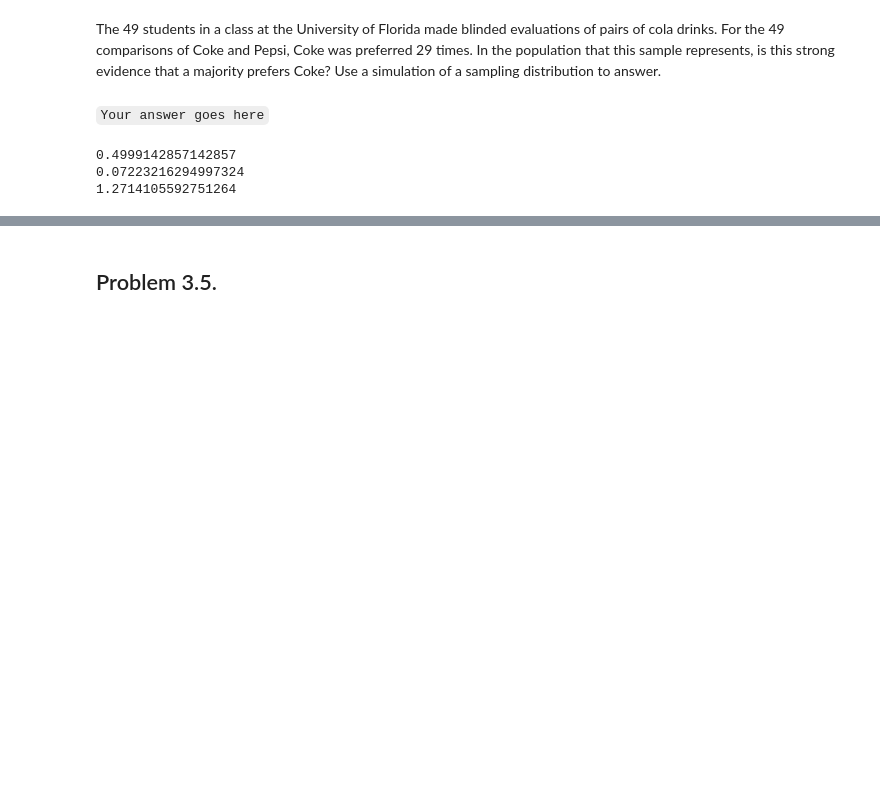
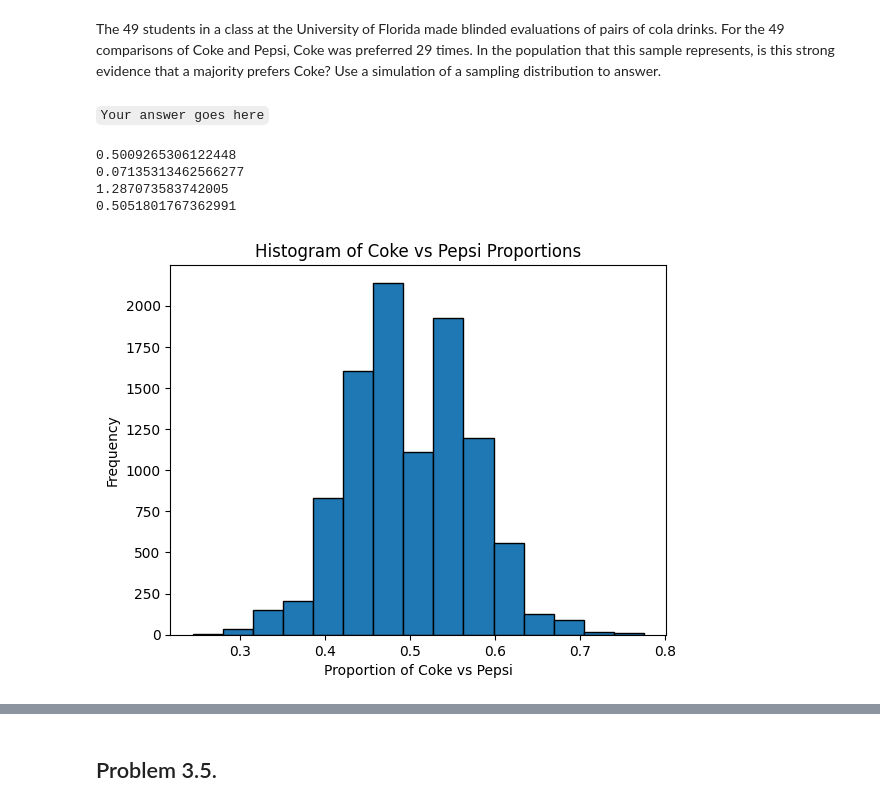
Before and after one commit to JustinSu11/Applied-Probability-and-Statistics-for-AI, a Jupyter notebook: Assignments/assignment 3.1/Justin_Nguyen_Assignment_3.1.ipynb, the cells around one changed output, grey strips where cells are left out. Saved outputs shown, nothing was run; the diff lists cells and outputs as text; code cells hidden in the pictures; blank space fills up the shorter version.

```diff
--- a/Assignments/assignment 3.1/Justin_Nguyen_Assignment_3.1.ipynb
+++ b/Assignments/assignment 3.1/Justin_Nguyen_Assignment_3.1.ipynb
@@ -59,10 +59,18 @@ Use a simulation of a sampling distribution to answer.
 # %%
 coke_vs_pepsi = np.array([np.random.binomial(n=1, p=0.50, size=49).mean() for i in range(10000)])
 se = coke_vs_pepsi.std()
 print(coke_vs_pepsi.mean())
 print(se)
 print(((29/49) - .50) / se)
+print(1 - stats.norm.cdf(x=.5, loc=coke_vs_pepsi.mean(), scale=se))
+plt.hist(coke_vs_pepsi, bins=15, edgecolor='black')
+plt.xlabel('Proportion of Coke vs Pepsi')
+plt.ylabel('Frequency')
+plt.title('Histogram of Coke vs Pepsi Proportions')
+plt.show()
 # %% [output]
-0.4999142857142857
-0.07223216294997324
-1.2714105592751264
+0.5009265306122448
+0.07135313462566277
+1.287073583742005
+0.5051801767362991
+[figure, added]
```
Also changed, not shown: parts of 2 cells of this notebook, 1 other file.
